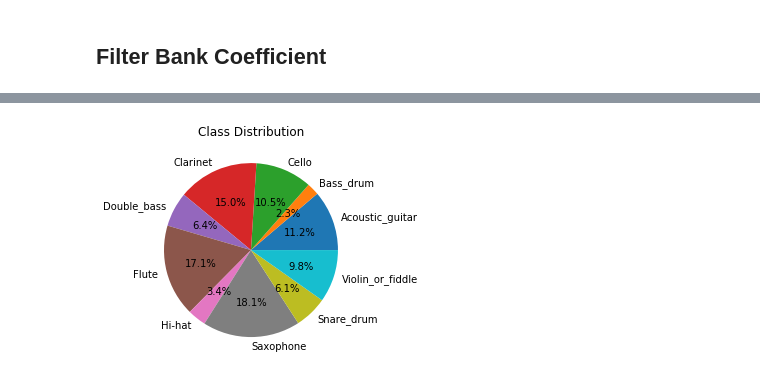
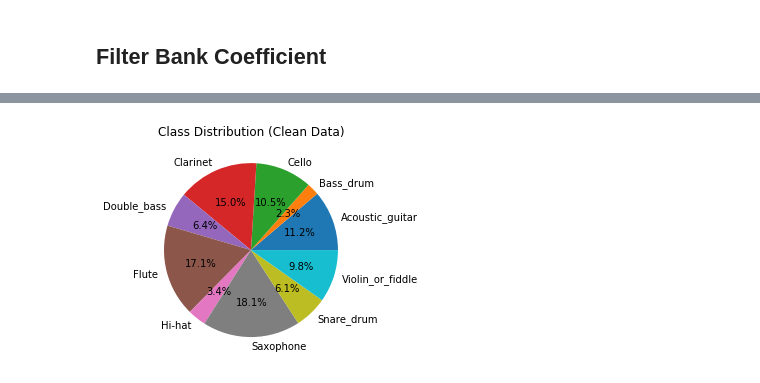
Before and after one commit to lauradang/audio-classification, a Jupyter notebook: visualizing.ipynb, the cells around one changed output, grey strips where cells are left out. Drawn from its saved outputs; the diff is of its cells as text; code cells hidden in the pictures.

```diff
--- a/visualizing.ipynb
+++ b/visualizing.ipynb
@@ -26,0 +56,6 @@ df.head()
+# %%
+for fname in df.index:
+    sample_rate, samples = wavfile.read(os.path.join(RAW_DATA, fname))
+    df.at[fname, "length"] = len(samples) / sample_rate
+
+df.head()
@@ -104,11 +166,12 @@ plt.show()
 # %%
-if not os.listdir():
-    for fname in tqdm(df.index):
-        signal, sampling_rate = librosa.load(os.path.join("wavfiles", fname), sr=16000) # Downsampling
-        wavfile.write(
-            os.path.join("clean", fname),
-            sampling_rate,
-            signal[calc_envelope_signal(signal, sampling_rate, 0.005)]
-        )
+os.mkdir(CLEAN_DATA)
+
+for fname in tqdm(df.index):
+    signal, sampling_rate = librosa.load(os.path.join(RAW_DATA, fname), sr=SAMPLING_RATE) # Downsampling
+    wavfile.write(
+        os.path.join(CLEAN_DATA, fname),
+        sampling_rate,
+        signal[calc_envelope_signal(signal, sampling_rate, SAMPLE_THRESHOLD)]
+    )
 # %% [markdown]
 ## Categories Distribution for Clean Data
@@ -115,3 +178,0 @@ if not os.listdir():
-# %%
-df = df_insert_length("instruments.csv", "clean")
-df.head()
@@ -125,0 +179,6 @@ df.head()
+# %%
+for fname in df.index:
+    sample_rate, samples = wavfile.read(os.path.join(CLEAN_DATA, fname))
+    df.at[fname, "length"] = len(samples) / sample_rate
+
+df.head()
@@ -126,7 +193,11 @@ df.head()
 # %%
 categories = list(np.unique(df.label))
 categories_dist = df.groupby(["label"])["length"].mean()
-plot_category_distribution(categories_dist)
+
+fig, ax = plt.subplots()
+ax.set_title("Class Distribution (Clean Data)")
+ax.pie(categories_dist, labels=categories_dist.index, autopct="%0.1f%%")
+
 plt.show()
 # %% [output]
-[figure, old version]
+[figure, new version]
```
Also changed, not shown: parts of 38 cells of this notebook, 14 other files.
